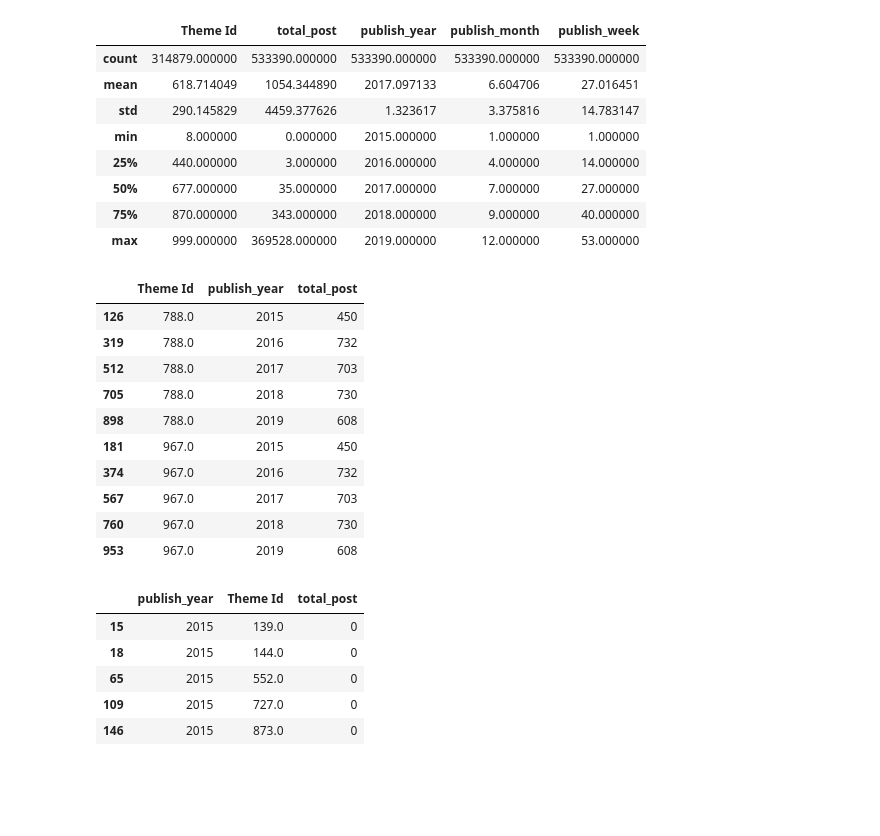
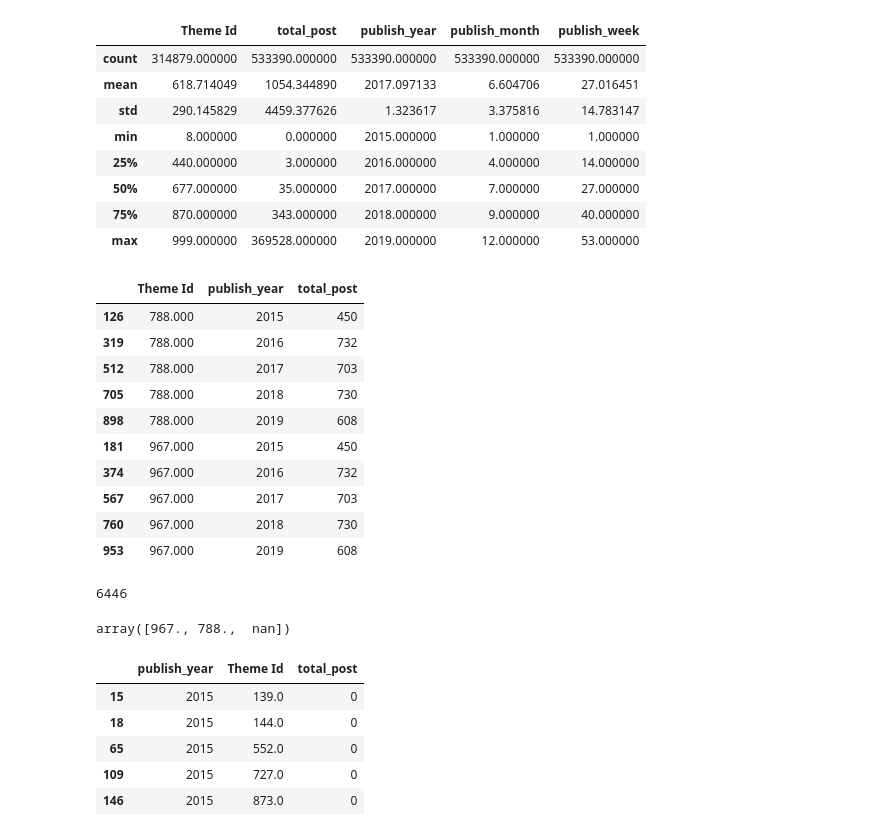
Before and after one commit to Akshara-416/sales_prediction, a Jupyter notebook: data_exploration.ipynb, the cells around one changed output. Saved outputs shown, nothing was run; the diff lists cells and outputs as text; code cells hidden in the pictures; blank space fills up the shorter version.

```diff
--- a/data_exploration.ipynb
+++ b/data_exploration.ipynb
@@ -231,19 +231,29 @@ df_sm.describe()
 | max | 999.000000 | 369528.000000 | 2019.000000 | 12.000000 | 53.000000 |
 # %%
 data  = df_sm.groupby(['publish_year','Theme Id']).count().reset_index().sort_values(by=['Theme Id','publish_year','total_post'])
-data[data.total_post>366][['Theme Id','publish_year','total_post']]
+data = data[data.total_post>366][['Theme Id','publish_year','total_post']]
-# %% [output]
-|  | Theme Id | publish_year | total_post |
-| 126 | 788.0 | 2015 | 450 |
-| 319 | 788.0 | 2016 | 732 |
-| 512 | 788.0 | 2017 | 703 |
-| 705 | 788.0 | 2018 | 730 |
-| 898 | 788.0 | 2019 | 608 |
-| 181 | 967.0 | 2015 | 450 |
-| 374 | 967.0 | 2016 | 732 |
-| 567 | 967.0 | 2017 | 703 |
-| 760 | 967.0 | 2018 | 730 |
-| 953 | 967.0 | 2019 | 608 |
+# %%
+data
+# %% [output]
+|  | Theme Id | publish_year | total_post |
+| 126 | 788.000 | 2015 | 450 |
+| 319 | 788.000 | 2016 | 732 |
+| 512 | 788.000 | 2017 | 703 |
+| 705 | 788.000 | 2018 | 730 |
+| 898 | 788.000 | 2019 | 608 |
+| 181 | 967.000 | 2015 | 450 |
+| 374 | 967.000 | 2016 | 732 |
+| 567 | 967.000 | 2017 | 703 |
+| 760 | 967.000 | 2018 | 730 |
+| 953 | 967.000 | 2019 | 608 |
+# %%
+data['total_post'].sum()
+# %% [output]
+6446
+# %%
+df_sm[df_sm[['published_date','Theme Id']].duplicated()]['Theme Id'].unique()
+# %% [output]
+array([967., 788.,  nan])
 # %%
 df_yearly = df_sm.groupby(['publish_year','Theme Id']).sum()['total_post'].reset_index().sort_values(by=['publish_year','total_post'])
 df_yearly.head()
```
Also changed, not shown: parts of 3 cells of this notebook.
